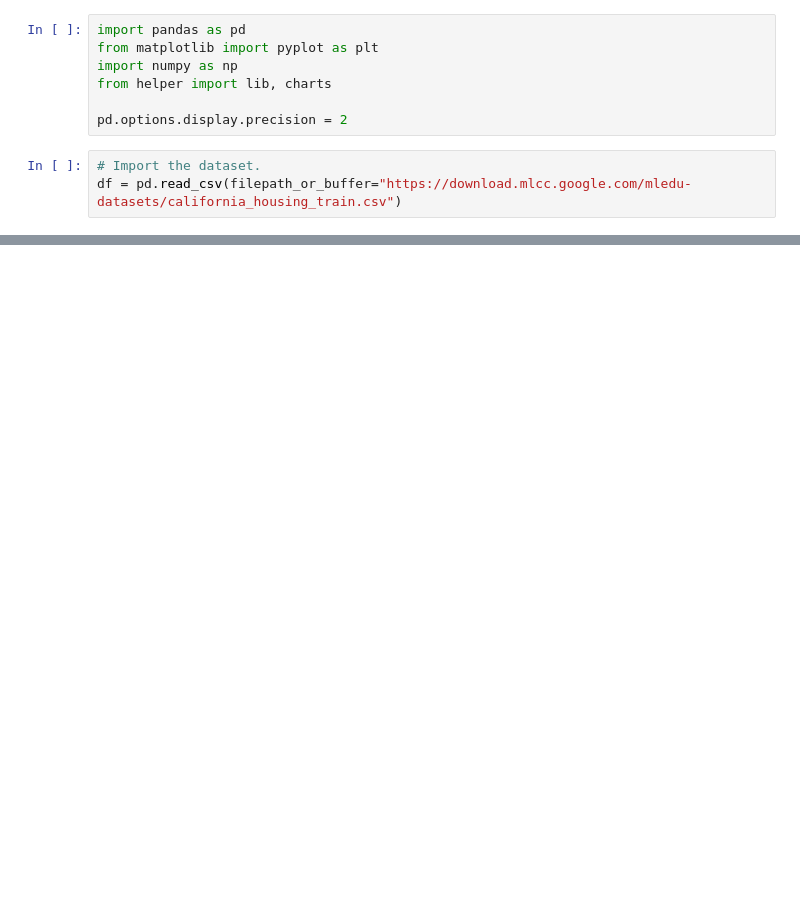
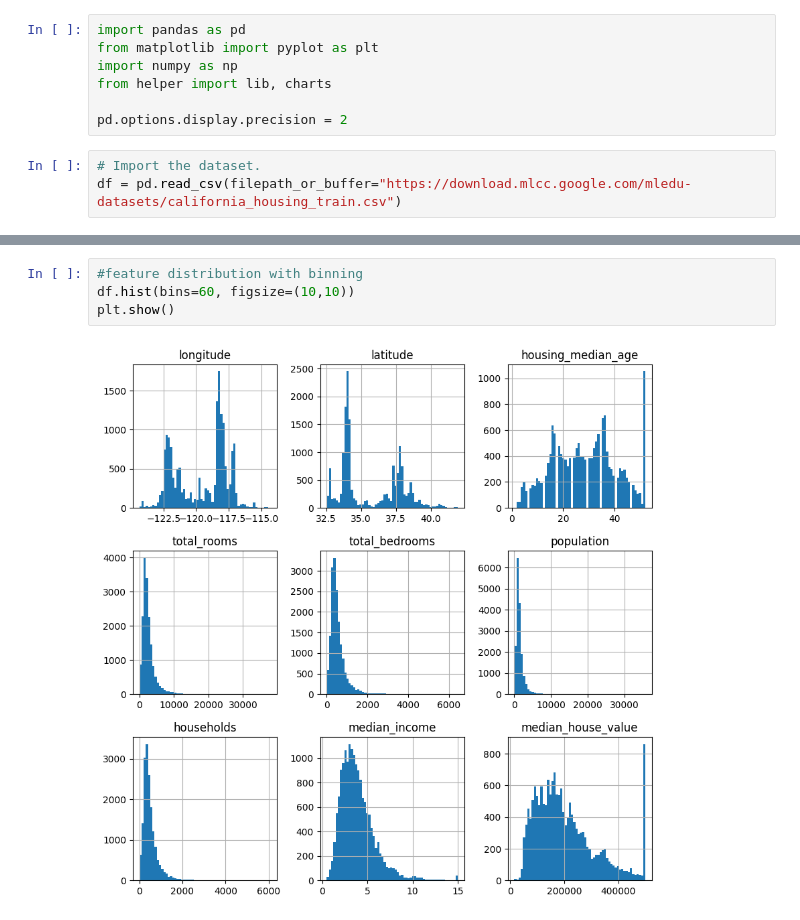
Before and after one commit to harcipulyka/ml, a Jupyter notebook: ipynbs/02_housing_03_data_exploration.ipynb, the cells around one changed output, grey strips where cells are left out. Cells and saved outputs as stored; diff of their text form; blank space fills up the shorter version.

```diff
--- a/ipynbs/02_housing_03_data_exploration.ipynb
+++ b/ipynbs/02_housing_03_data_exploration.ipynb
@@ -32,0 +47,6 @@ df.describe()
+# %%
+#feature distribution with binning
+df.hist(bins=60, figsize=(10,10))
+plt.show()
+# %% [output]
+[figure, added]
```
Also changed, not shown: parts of 1 cell of this notebook, 1 other file.
